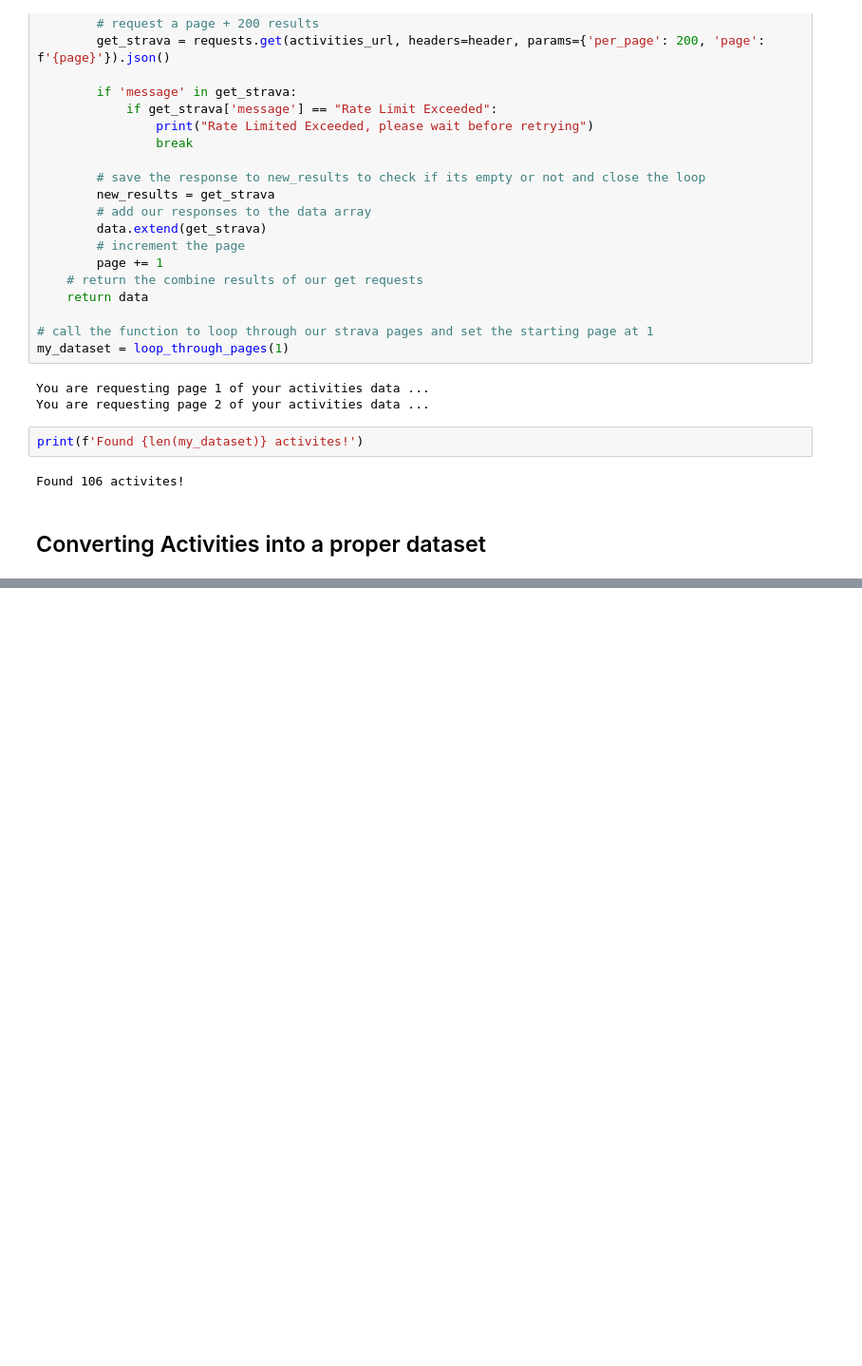
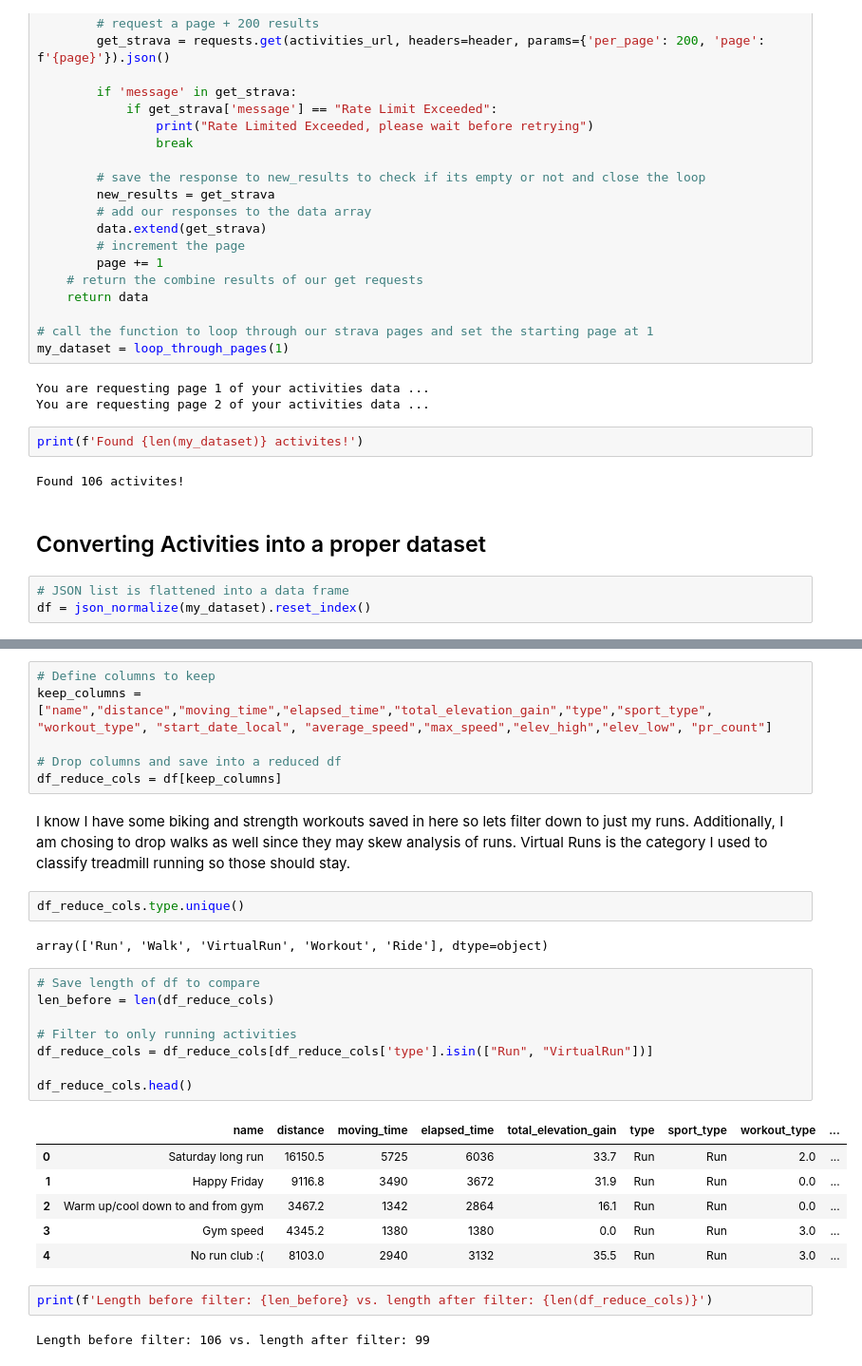
Before and after one commit to gknappattack/MyRunningData, a Jupyter notebook: strava.ipynb, the cells around one changed output, grey strips where cells are left out. Shown at 95% size. Saved outputs shown, nothing was run; the diff lists cells and outputs as text; blank space fills up the shorter version.

Commit message:
Add data cleaning section to python notebook and save cleaned data set to data folder.

```diff
--- a/strava.ipynb
+++ b/strava.ipynb
@@ -85,3 +86,6 @@ print(f'Found {len(my_dataset)} activites!')
 Found 106 activites!
 # %% [markdown]
 ## Converting Activities into a proper dataset
+# %%
+# JSON list is flattened into a data frame
+df = json_normalize(my_dataset).reset_index()
@@ -87,0 +139,31 @@ Found 106 activites!
+# %%
+# Define columns to keep
+keep_columns = ["name","distance","moving_time","elapsed_time","total_elevation_gain","type","sport_type", "workout_type", "start_date_local", "average_speed","max_speed","elev_high","elev_low", "pr_count"]
+
+# Drop columns and save into a reduced df
+df_reduce_cols = df[keep_columns]
+# %% [markdown]
+I know I have some biking and strength workouts saved in here so lets filter down to just my runs. Additionally, I am chosing to drop walks as well since they may skew analysis of runs. Virtual Runs is the category I used to classify treadmill running so those should stay.
+# %%
+df_reduce_cols.type.unique()
+# %% [output]
+array(['Run', 'Walk', 'VirtualRun', 'Workout', 'Ride'], dtype=object)
+# %%
+# Save length of df to compare
+len_before = len(df_reduce_cols)
+
+# Filter to only running activities
+df_reduce_cols = df_reduce_cols[df_reduce_cols['type'].isin(["Run", "VirtualRun"])]
+
+df_reduce_cols.head()
+# %% [output]
+|  | name | distance | moving_time | elapsed_time | total_elevation_gain | type | sport_type | workout_type | ... |
+| 0 | Saturday long run | 16150.5 | 5725 | 6036 | 33.7 | Run | Run | 2.0 | ... |
+| 1 | Happy Friday | 9116.8 | 3490 | 3672 | 31.9 | Run | Run | 0.0 | ... |
+| 2 | Warm up/cool down to and from gym | 3467.2 | 1342 | 2864 | 16.1 | Run | Run | 0.0 | ... |
+| 3 | Gym speed | 4345.2 | 1380 | 1380 | 0.0 | Run | Run | 3.0 | ... |
+| 4 | No run club :( | 8103.0 | 2940 | 3132 | 35.5 | Run | Run | 3.0 | ... |
+# %%
+print(f'Length before filter: {len_before} vs. length after filter: {len(df_reduce_cols)}')
+# %% [output]
+Length before filter: 106 vs. length after filter: 99
```
Also changed, not shown: parts of 10 cells of this notebook, 1 other file.
